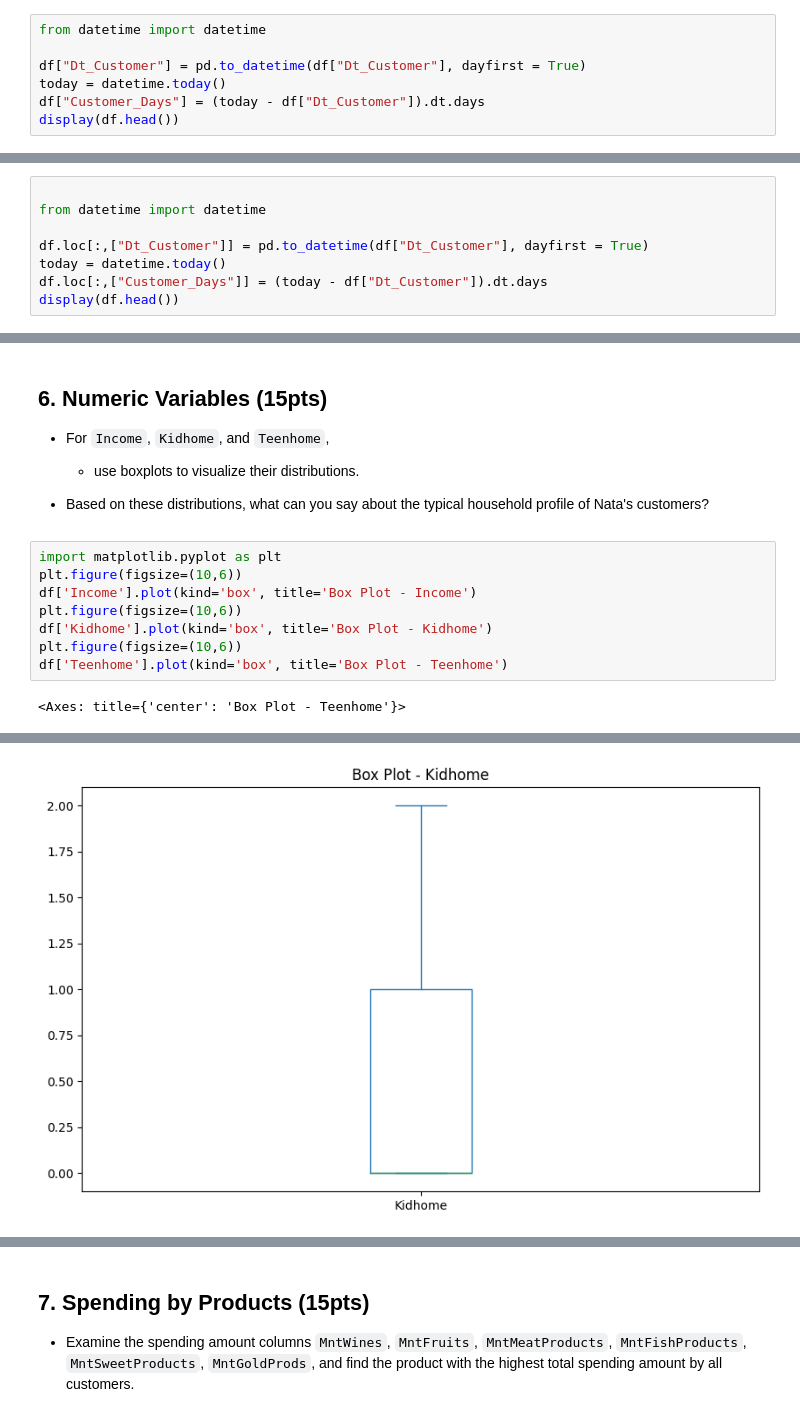
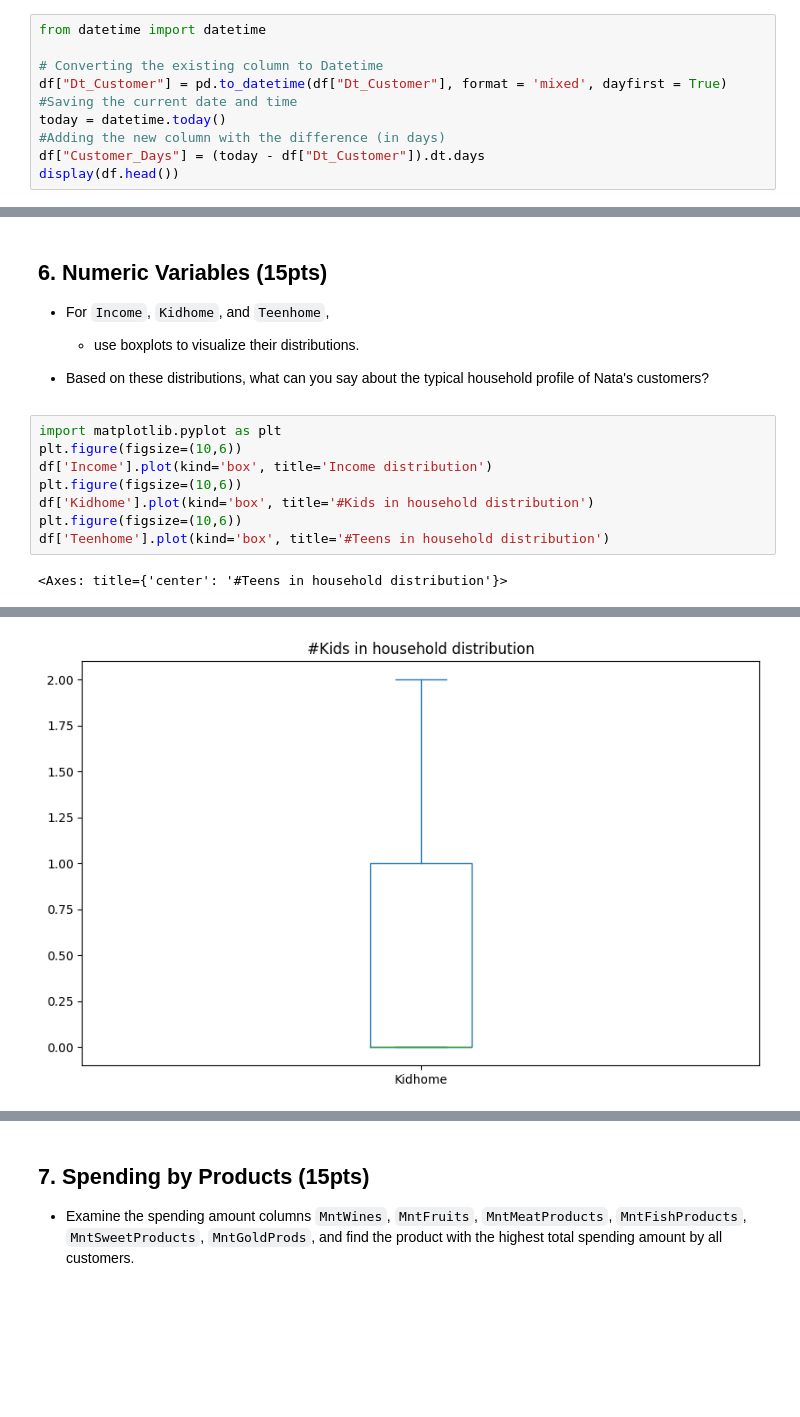
Before and after one commit to Data-Analytics-with-Python/individual-assignment-i-rayoen0, a Jupyter notebook: Assignment_Notebook_1.ipynb, the cells around one changed output, grey strips where cells are left out. Saved outputs shown, nothing was run; the diff lists cells and outputs as text; blank space fills up the shorter version.

Commit message:
Close to finish, saving before shuttle

```diff
--- a/Assignment_Notebook_1.ipynb
+++ b/Assignment_Notebook_1.ipynb
@@ -219,8 +269,11 @@ See the caveats in the documentation: https://pandas.pydata.org/pandas-docs/stab
 # %%
 from datetime import datetime
 
-df["Dt_Customer"] = pd.to_datetime(df["Dt_Customer"], dayfirst = True)
+# Converting the existing column to Datetime
+df["Dt_Customer"] = pd.to_datetime(df["Dt_Customer"], format = 'mixed', dayfirst = True)
+#Saving the current date and time
 today = datetime.today()
+#Adding the new column with the difference (in days)
 df["Customer_Days"] = (today - df["Dt_Customer"]).dt.days
 display(df.head())
 # %% [output]
@@ -241,11 +294,3 @@ See the caveats in the documentation: https://pandas.pydata.org/pandas-docs/stab
 | 3 | 6182 | 1984 | Graduation | Together | 26646.0 | 1 | 0 | 2014-10-02 | 26 | ... |
 | 4 | 5324 | 1981 | PhD | Married | 58293.0 | 1 | 0 | 2014-01-19 | 94 | ... |
 5 rows × 28 columns
-# %%
-
-from datetime import datetime
-
-df.loc[:,["Dt_Customer"]] = pd.to_datetime(df["Dt_Customer"], dayfirst = True)
-today = datetime.today()
-df.loc[:,["Customer_Days"]] = (today - df["Dt_Customer"]).dt.days
-display(df.head())
@@ -291,10 +342,10 @@ df["Marital_Status"].value_counts().plot(kind='pie', autopct='%1.2f%%', title='C
 # %%
 import matplotlib.pyplot as plt
 plt.figure(figsize=(10,6))
-df['Income'].plot(kind='box', title='Box Plot - Income')
+df['Income'].plot(kind='box', title='Income distribution')
 plt.figure(figsize=(10,6))
-df['Kidhome'].plot(kind='box', title='Box Plot - Kidhome')
+df['Kidhome'].plot(kind='box', title='#Kids in household distribution')
 plt.figure(figsize=(10,6))
-df['Teenhome'].plot(kind='box', title='Box Plot - Teenhome')
+df['Teenhome'].plot(kind='box', title='#Teens in household distribution')
 # %% [output]
-<Axes: title={'center': 'Box Plot - Teenhome'}>
+<Axes: title={'center': '#Teens in household distribution'}>
@@ -302 +353 @@ df['Teenhome'].plot(kind='box', title='Box Plot - Teenhome')
-[figure, old version]
+[figure, new version]
```
Also changed, not shown: parts of 15 cells of this notebook.
